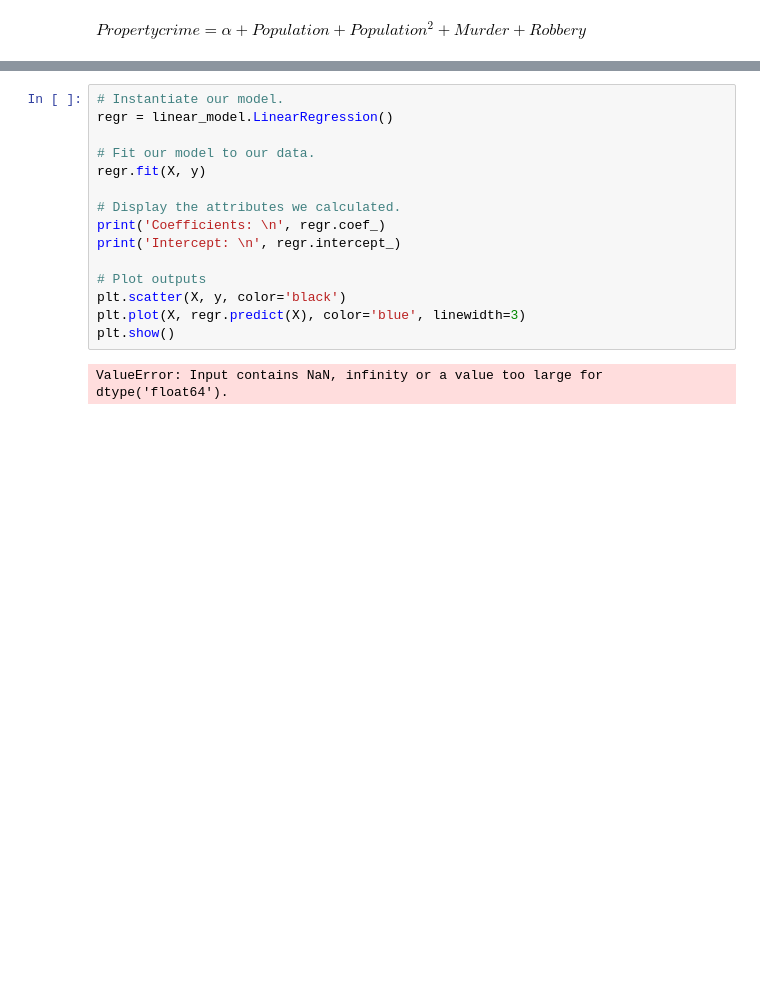
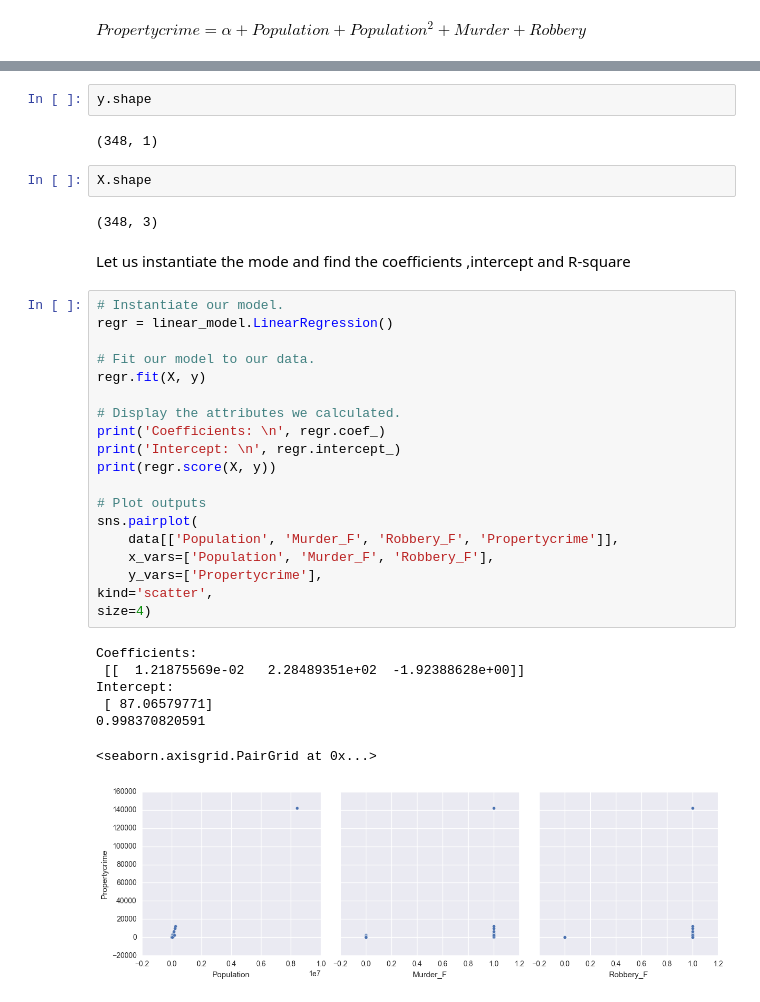
Before and after one commit to nutan06/linearregression, a Jupyter notebook: Linear_regression.ipynb, the cells around one changed output, grey strips where cells are left out. Drawn from its saved outputs; the diff is of its cells as text; blank space fills up the shorter version.

```diff
--- a/Linear_regression.ipynb
+++ b/Linear_regression.ipynb
@@ -76,17 +96,37 @@ X.head()
+# %%
+y.shape
+# %% [output]
+(348, 1)
+# %%
+X.shape
+# %% [output]
+(348, 3)
+# %% [markdown]
+Let us instantiate the mode and find the coefficients ,intercept and R-square
 # %%
 # Instantiate our model.
 regr = linear_model.LinearRegression()
 
 # Fit our model to our data.
 regr.fit(X, y)
 
 # Display the attributes we calculated.
 print('Coefficients: \n', regr.coef_)
 print('Intercept: \n', regr.intercept_)
+print(regr.score(X, y))
 
 # Plot outputs
-plt.scatter(X, y, color='black')
-plt.plot(X, regr.predict(X), color='blue', linewidth=3)
-plt.show()
+sns.pairplot(
+    data[['Population', 'Murder_F', 'Robbery_F', 'Propertycrime']],
+    x_vars=['Population', 'Murder_F', 'Robbery_F'],
+    y_vars=['Propertycrime'],
+kind='scatter',
+size=4)
 # %% [output]
-ValueError: Input contains NaN, infinity or a value too large for dtype('float64').
+Coefficients:
+ [[  1.21875569e-02   2.28489351e+02  -1.92388628e+00]]
+Intercept:
+ [ 87.06579771]
+0.998370820591
+<seaborn.axisgrid.PairGrid at 0x...>
+[figure, added]
```
Also changed, not shown: parts of 12 cells of this notebook.
